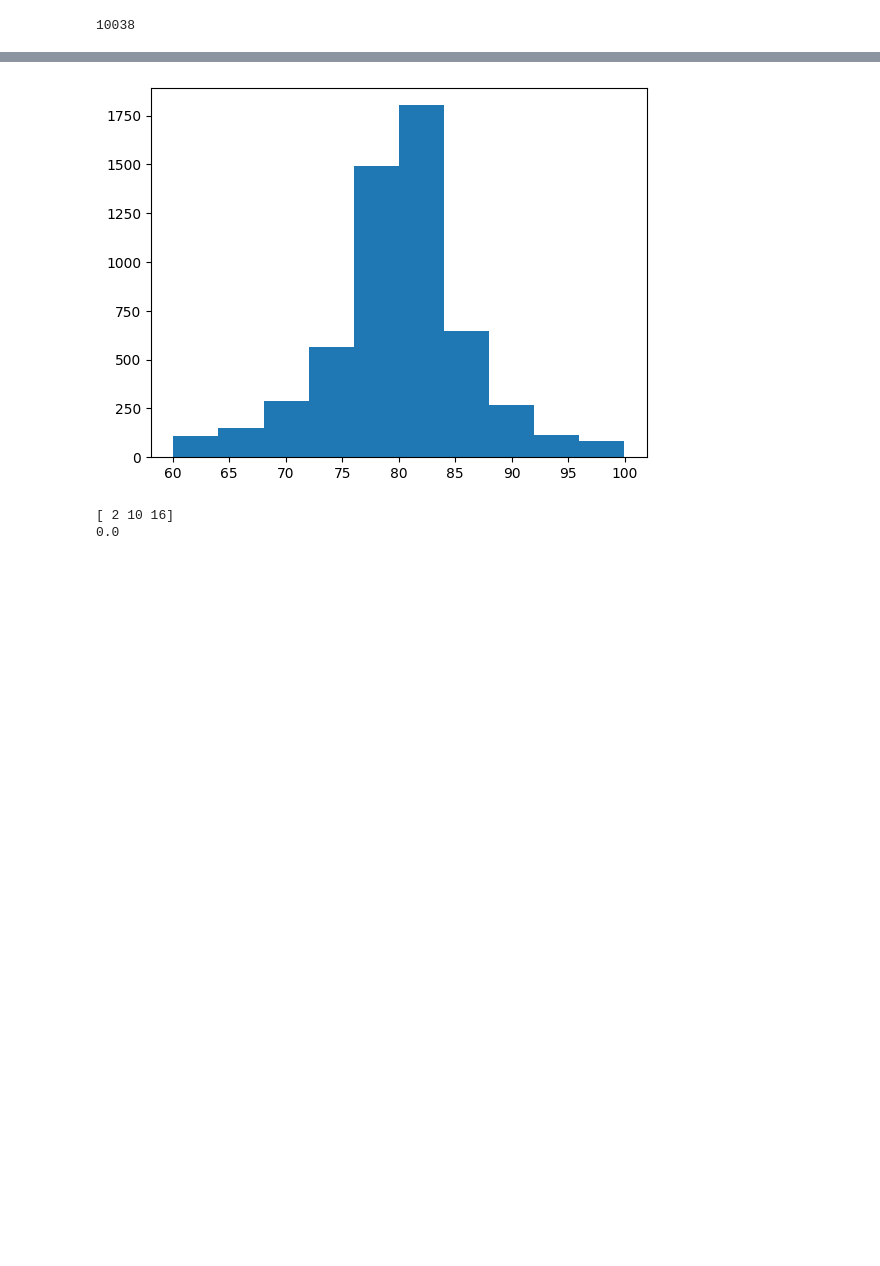
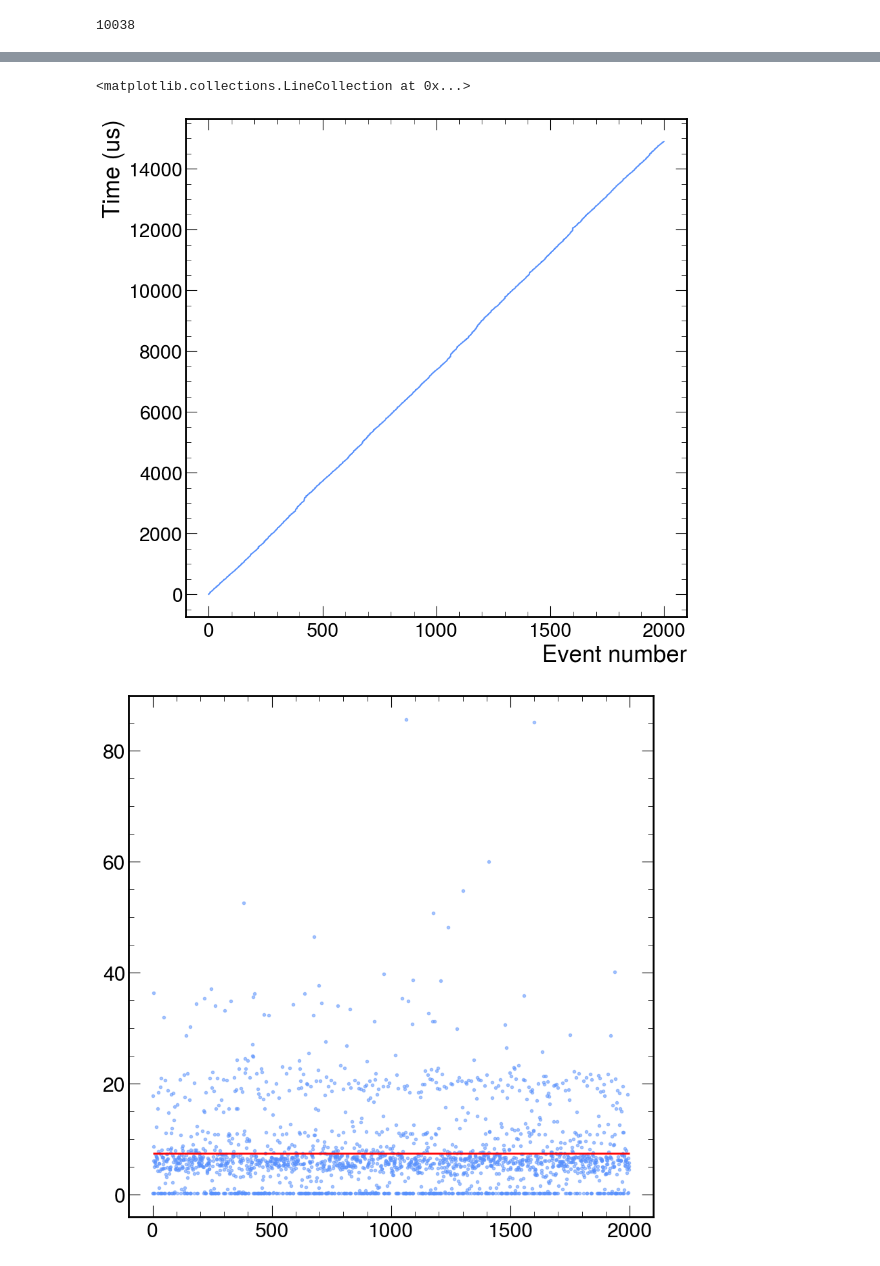
Before and after one commit to GiovanniZago/W3Pi-selection-algorithm, a Jupyter notebook: data-processing/playground.ipynb, the cells around one changed output, grey strips where cells are left out. Cells and saved outputs as stored; diff of their text form; code cells hidden in the pictures; blank space fills up the shorter version.

```diff
--- a/data-processing/playground.ipynb
+++ b/data-processing/playground.ipynb
@@ -132,34 +124,29 @@ plt.hist(mass_array, bins=50);
-# %%
-file_gm = DATA_PATH + "l1Nano_WTo3Pion_PU200.125X_v1.hdf5"
-file_reco = DATA_PATH + "l1Nano_WTo3Pion_PU200.125X_v1_reco.hdf55"
-
-mass_array = []
-
-with h5py.File(file_gm, "r") as f_gm:
-    with h5py.File(file_reco, "r") as f_reco:
-        for (grp_name_gm, grp_gm), (grp_name_reco, grp_reco) in zip(f_gm.items(), f_reco.items()):
-            gm_triplet_idxs = grp_gm.attrs["gm_triplet_idxs"]
-            reco_triplet_idxs = grp_reco["reco_triplet_idxs"]
-            reco_right = np.allclose(np.sort(gm_triplet_idxs), np.sort(reco_triplet_idxs))
-
-            if reco_right:
-                mass_array.append(grp_reco["reco_w_mass"][...])
-
-plt.hist(mass_array);
-# %% [output]
-[figure, removed]
-# %%
-file = DATA_PATH + "l1Nano_WTo3Pion_PU200_reco_v2.hdf5"
-
-mass_array = []
-
-with h5py.File(file, "r") as f:
-    grp = f["1034"]
-    print(grp["reco_triplet_idxs"][...])
-    print(grp["reco_w_mass"][...])
-# %% [output]
-[ 2 10 16]
-0.0
+# %%
+file = DATA_PATH + "l1Nano_WTo3Pion_PU200_aiereco.hdf5"
+
+timestamps = []
+
+with h5py.File(file, "r") as f_aiereco:
+    for (grp_name_aiereco, grp_aiereco) in f_aiereco.items():
+        timestamps.append(grp_aiereco["aiereco_time"][...])
+
+timestamps_array = np.sort(np.array(timestamps).flatten())
+
+plt.figure()
+plt.plot(timestamps_array * 1e-3);
+plt.xlabel("Event number");
+plt.ylabel("Time (us)");
+
+timestamps_diff_array = np.diff(timestamps_array)
+avg_diff = np.mean(timestamps_diff_array)
+
+plt.figure()
+plt.scatter(np.arange(len(timestamps_diff_array)), timestamps_diff_array * 1e-3, marker=".", alpha=0.5)
+plt.hlines(avg_diff * 1e-3, 0, 2000, colors="red",linewidth=2)
+# %% [output]
+<matplotlib.collections.LineCollection at 0x...>
+[figure, added]
+[figure, added]
 # %%
 rename_map = {
     "L1Puppi_pt": "Puppi_pt",
```
Also changed, not shown: parts of 5 cells of this notebook, 5 other files.
